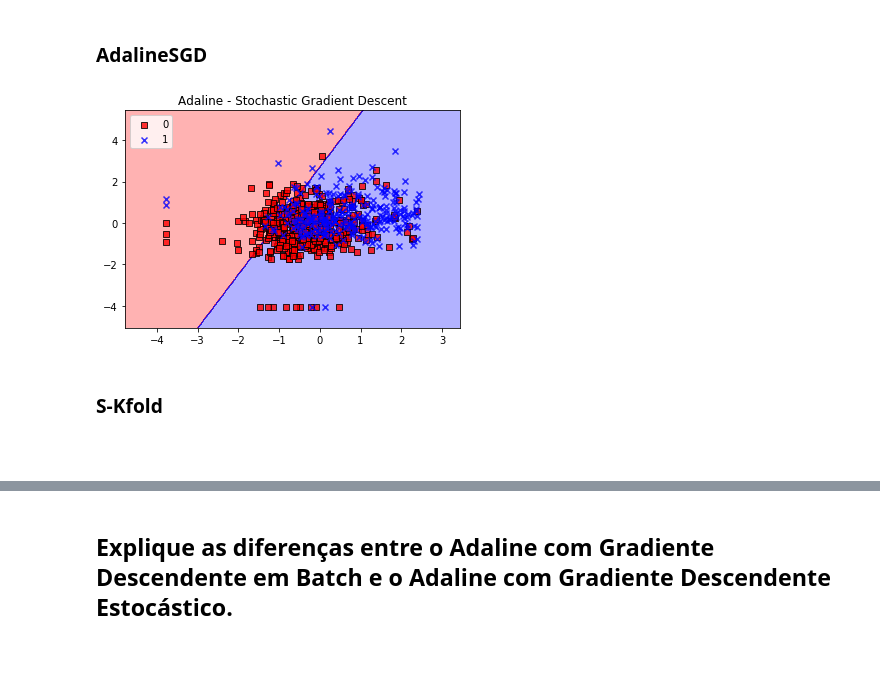
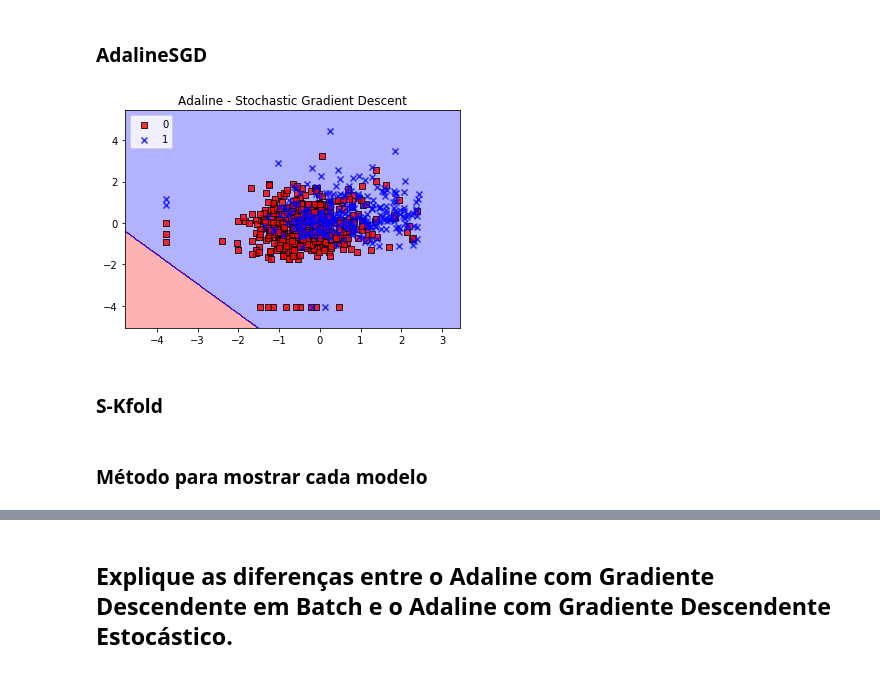
Before and after one commit to Eudalio/Aprendizado-de-Maquina, a Jupyter notebook: Exercicio_08/Lista_08.ipynb, the cells around one changed output, grey strips where cells are left out. Cells and saved outputs as stored; diff of their text form; code cells hidden in the pictures.

```diff
--- a/Exercicio_08/Lista_08.ipynb
+++ b/Exercicio_08/Lista_08.ipynb
@@ -120,12 +121,12 @@ plot_decision_regions(X_standard, y, classifier=ada)
 # %% [markdown]
 ### AdalineSGD
 # %%
-adagd = AdalineSGD(n_iter=50, eta=0.3, random_state=1)
+adagd = AdalineSGD()
 adagd.fit(X_standard, y)
 plt.title('Adaline - Stochastic Gradient Descent')
 plot_decision_regions(X_standard, y, classifier=adagd)
 # %% [output]
-[figure, old version]
+[figure, new version]
 # %% [markdown]
 ### S-Kfold
 # %%
@@ -134,3 +135,3 @@ list_accs = []
-# %% [markdown]
-###
+# %% [markdown]
+### Método para mostrar cada modelo
 # %%
```
Also changed, not shown: parts of 6 cells of this notebook.
